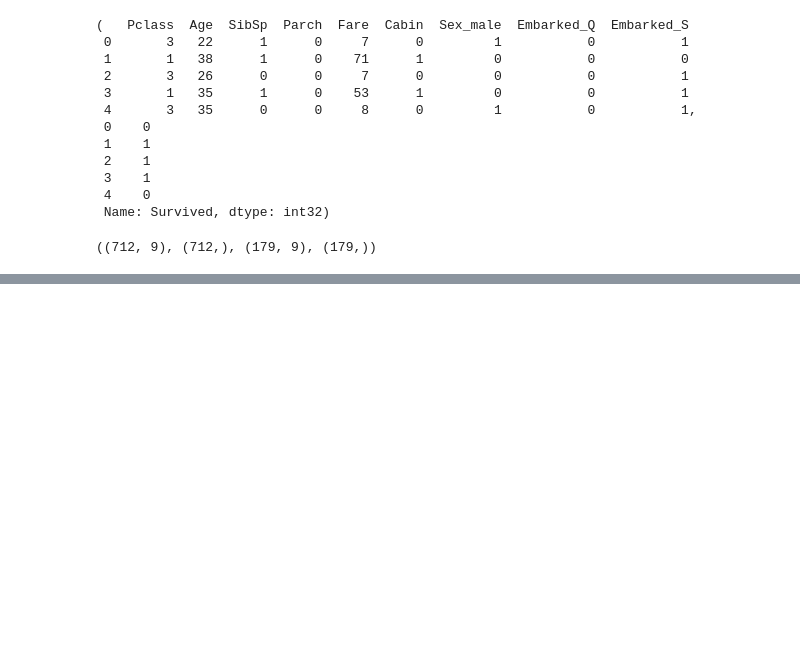
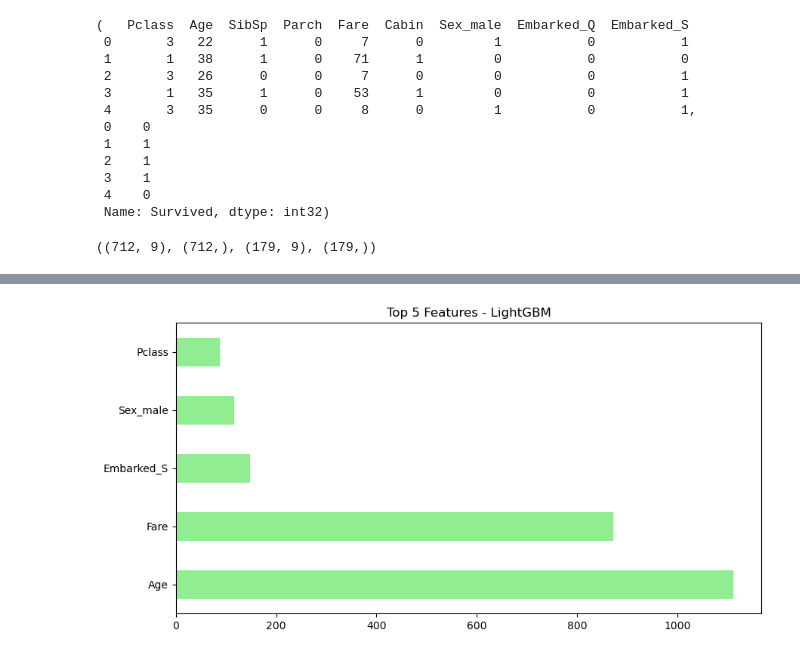
Before and after one commit to sk-mrw/Data-Science, a Jupyter notebook: LGBM_and_XGBM.ipynb, the cells around one changed output, grey strips where cells are left out. Cells and saved outputs as stored; diff of their text form; code cells hidden in the pictures; blank space fills up the shorter version.

```diff
--- a/LGBM_and_XGBM.ipynb
+++ b/LGBM_and_XGBM.ipynb
@@ -348,0 +298,8 @@ Cross-validation is important because it provides a reliable, low-variance estim
+# %%
+from sklearn.model_selection import cross_val_score
+lgbm_model = LGBMClassifier(n_estimators=100, learning_rate=0.1, num_leaves=31,verbose=-1)
+xgb_cv = cross_val_score(xgb_model, X, y, cv=3)
+lgbm_cv = cross_val_score(lgbm_model, X, y, cv=3)
+
+print(f"XGBoost CV Mean: {xgb_cv.mean():.2f}")
+print(f"LGBM CV Mean: {lgbm_cv.mean():.2f}")
@@ -348,0 +347,8 @@ Cross-validation is important because it provides a reliable, low-variance estim
+# %%
+plt.figure(figsize=(10, 5))
+feat_importances_lgbm = pd.Series(lgbm_model.feature_importances_, index=X.columns)
+feat_importances_lgbm.nlargest(5).plot(kind='barh', color='lightgreen')
+plt.title('Top 5 Features - LightGBM')
+plt.show()
+# %% [output]
+[figure, added]
```
Also changed, not shown: parts of 20 cells of this notebook.
